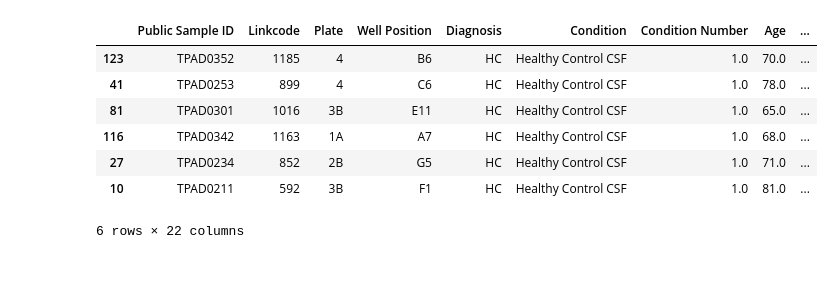
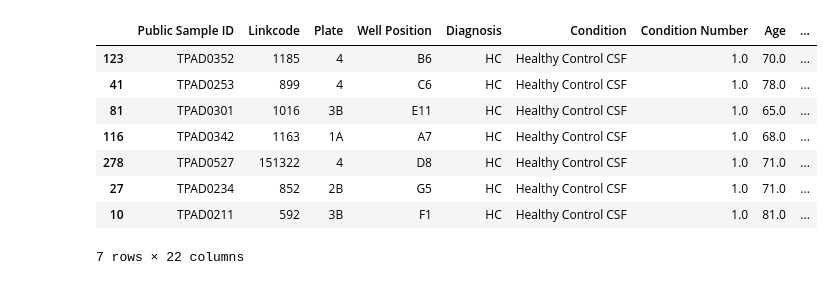
Before and after one commit to BrainPowerChemE/BrainPower, a Jupyter notebook: brainpower/example_notebooks/automation.ipynb, the cells around one changed output. Cells and saved outputs as stored; diff of their text form; code cells hidden in the pictures.

```diff
--- a/brainpower/example_notebooks/automation.ipynb
+++ b/brainpower/example_notebooks/automation.ipynb
@@ -295,16 +256,17 @@ def find_false_positive_patients(metadata, ml_results):
-# %%
-metadata=pd.read_csv('/Users/mariamb/Desktop/BrainPower/data/extra_data/metadata.csv')
-
-find_false_positive_patients(metadata, ml_results=df1)
-# %% [output]
-|  | Public Sample ID | Linkcode | Plate | Well Position | Diagnosis | Condition | Condition Number | Age | ... |
-| 123 | TPAD0352 | 1185 | 4 | B6 | HC | Healthy Control CSF | 1.0 | 70.0 | ... |
-| 41 | TPAD0253 | 899 | 4 | C6 | HC | Healthy Control CSF | 1.0 | 78.0 | ... |
-| 81 | TPAD0301 | 1016 | 3B | E11 | HC | Healthy Control CSF | 1.0 | 65.0 | ... |
-| 116 | TPAD0342 | 1163 | 1A | A7 | HC | Healthy Control CSF | 1.0 | 68.0 | ... |
-| 27 | TPAD0234 | 852 | 2B | G5 | HC | Healthy Control CSF | 1.0 | 71.0 | ... |
-| 10 | TPAD0211 | 592 | 3B | F1 | HC | Healthy Control CSF | 1.0 | 81.0 | ... |
-6 rows × 22 columns
+# %%
+metadata=pd.read_csv('https://raw.githubusercontent.com/BrainPowerChemE/BrainPower/main/data/extra_data/metadata.csv?token=GHSAT0AAAAAACBBU7L6EGWAXI4GURVWYLOAZDKUMKQ')
+
+find_false_positive_patients(metadata, ml_results=df1)
+# %% [output]
+|  | Public Sample ID | Linkcode | Plate | Well Position | Diagnosis | Condition | Condition Number | Age | ... |
+| 123 | TPAD0352 | 1185 | 4 | B6 | HC | Healthy Control CSF | 1.0 | 70.0 | ... |
+| 41 | TPAD0253 | 899 | 4 | C6 | HC | Healthy Control CSF | 1.0 | 78.0 | ... |
+| 81 | TPAD0301 | 1016 | 3B | E11 | HC | Healthy Control CSF | 1.0 | 65.0 | ... |
+| 116 | TPAD0342 | 1163 | 1A | A7 | HC | Healthy Control CSF | 1.0 | 68.0 | ... |
+| 278 | TPAD0527 | 151322 | 4 | D8 | HC | Healthy Control CSF | 1.0 | 71.0 | ... |
+| 27 | TPAD0234 | 852 | 2B | G5 | HC | Healthy Control CSF | 1.0 | 71.0 | ... |
+| 10 | TPAD0211 | 592 | 3B | F1 | HC | Healthy Control CSF | 1.0 | 81.0 | ... |
+7 rows × 22 columns
 # %%
 false_pos_df=roc_curves_one_vs_rest(data_dev=dev, data_test=test, metadata=metadata, ml_results=df1, feature_list=feature_list)
 # %% [output]
```
Also changed, not shown: parts of 9 cells of this notebook.
